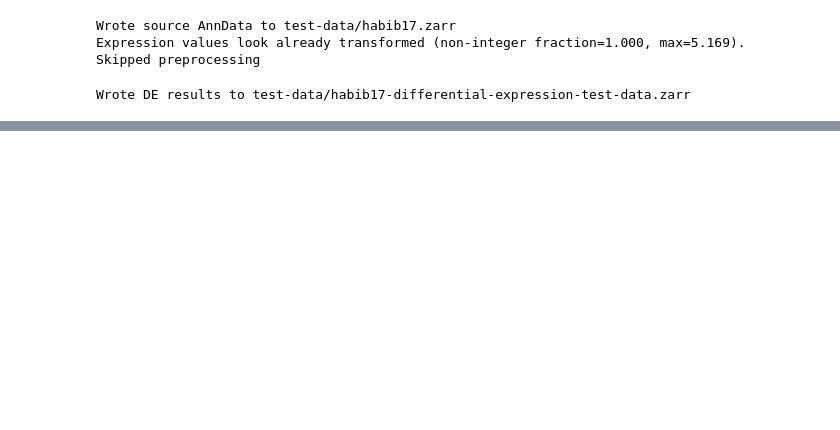
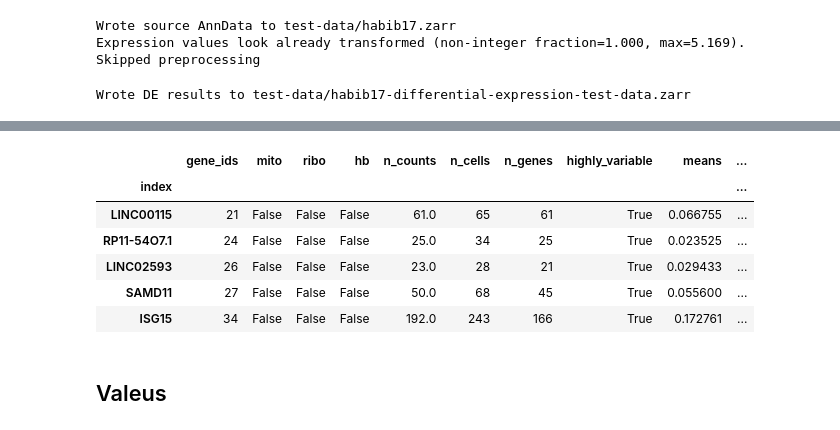
Before and after one commit to dv-klaus-eckelt/zarr-test-datasets, a Jupyter notebook: create-differential-expression-data.ipynb, the cells around one changed output, grey strips where cells are left out. Cells and saved outputs as stored; diff of their text form; code cells hidden in the pictures; blank space fills up the shorter version.

```diff
--- a/create-differential-expression-data.ipynb
+++ b/create-differential-expression-data.ipynb
@@ -120,0 +183,12 @@ Wrote DE results to test-data/habib17-differential-expression-test-data.zarr
+# %%
+adata.var.head()
+# %% [output]
+|  | gene_ids | mito | ribo | hb | n_counts | n_cells | n_genes | highly_variable | means | ... |
+| index |  |  |  |  |  |  |  |  |  | ... |
+| LINC00115 | 21 | False | False | False | 61.0 | 65 | 61 | True | 0.066755 | ... |
+| RP11-54O7.1 | 24 | False | False | False | 25.0 | 34 | 25 | True | 0.023525 | ... |
+| LINC02593 | 26 | False | False | False | 23.0 | 28 | 21 | True | 0.029433 | ... |
+| SAMD11 | 27 | False | False | False | 50.0 | 68 | 45 | True | 0.055600 | ... |
+| ISG15 | 34 | False | False | False | 192.0 | 243 | 166 | True | 0.172761 | ... |
+# %% [markdown]
+## Valeus
```
Also changed, not shown: parts of 16 cells of this notebook, 1 other file.
